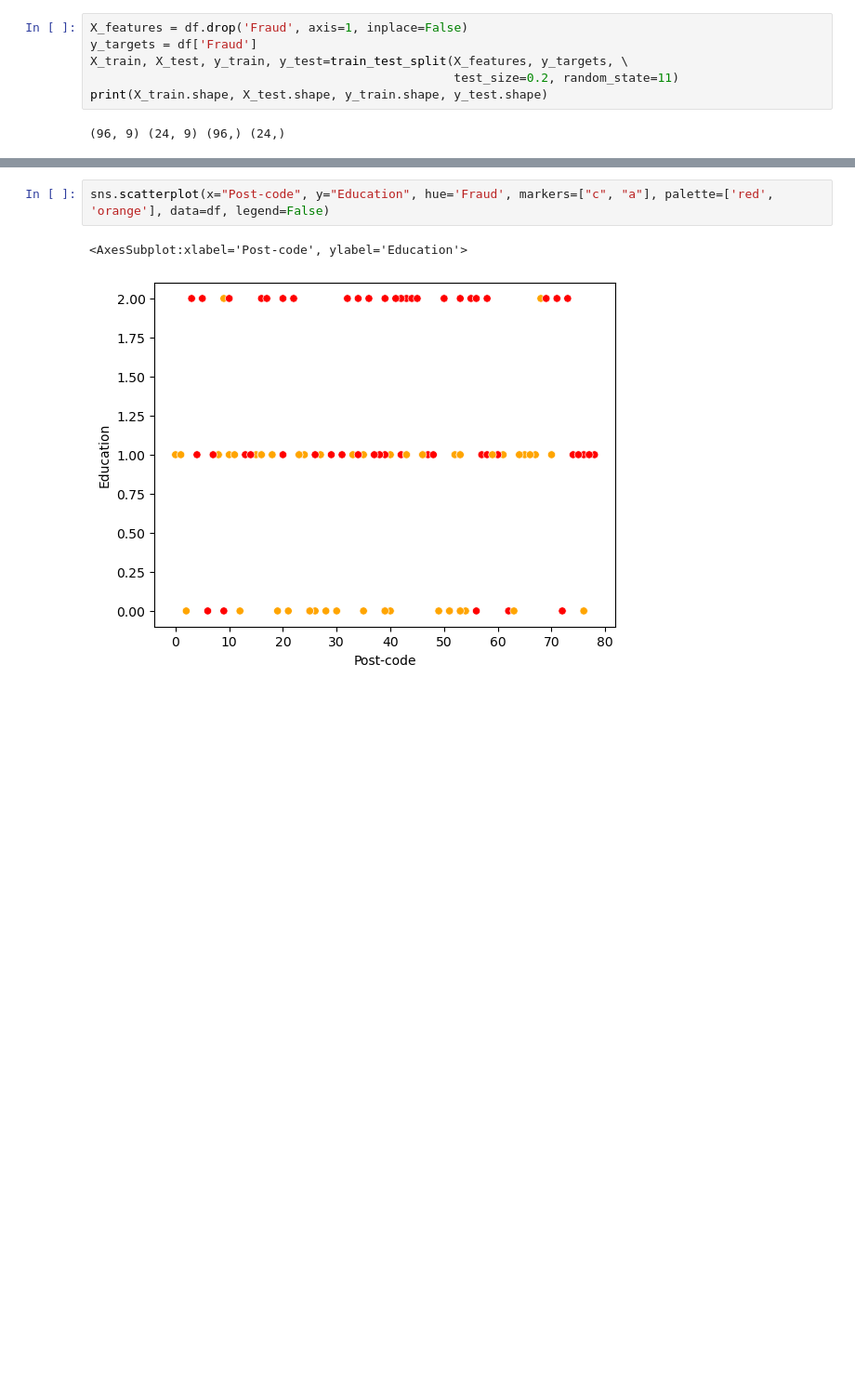
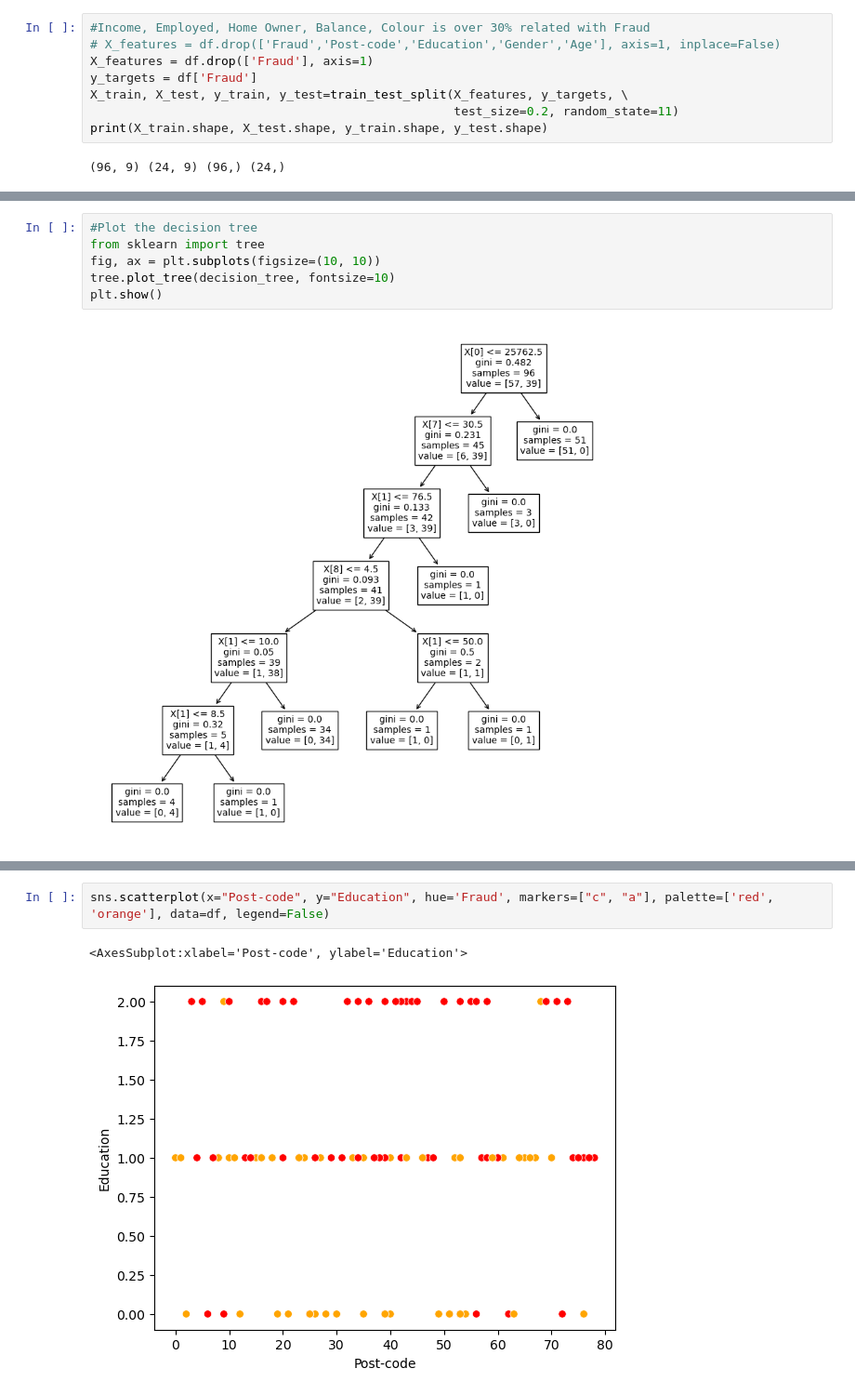
Before and after one commit to legacy-shu/Anaconda-Python-3-, a Jupyter notebook: python/assignment/predict.ipynb, the cells around one changed output, grey strips where cells are left out. Shown at 93% size. Cells and saved outputs as stored; diff of their text form; blank space fills up the shorter version.

```diff
--- a/python/assignment/predict.ipynb
+++ b/python/assignment/predict.ipynb
@@ -37,5 +25,7 @@ df
 # %%
-X_features = df.drop('Fraud', axis=1, inplace=False)
+#Income, Employed, Home Owner, Balance, Colour is over 30% related with Fraud
+# X_features = df.drop(['Fraud','Post-code','Education','Gender','Age'], axis=1, inplace=False)
+X_features = df.drop(['Fraud'], axis=1)
 y_targets = df['Fraud']
 X_train, X_test, y_train, y_test=train_test_split(X_features, y_targets, \
                                                   test_size=0.2, random_state=11)
@@ -123,0 +98,8 @@ print(score)
+# %%
+#Plot the decision tree
+from sklearn import tree
+fig, ax = plt.subplots(figsize=(10, 10))
+tree.plot_tree(decision_tree, fontsize=10)
+plt.show()
+# %% [output]
+[figure, added]
```
Also changed, not shown: parts of 6 cells of this notebook, 7 other files.
